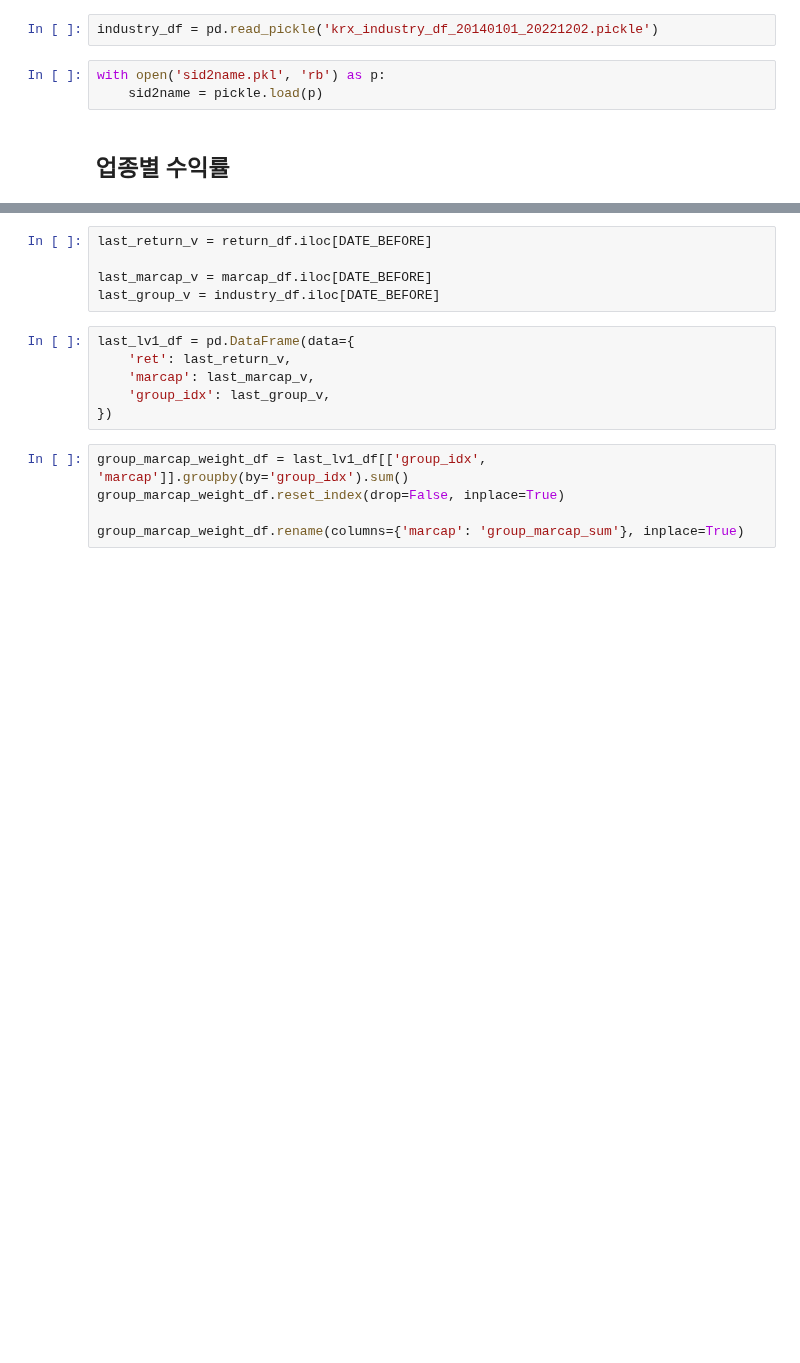
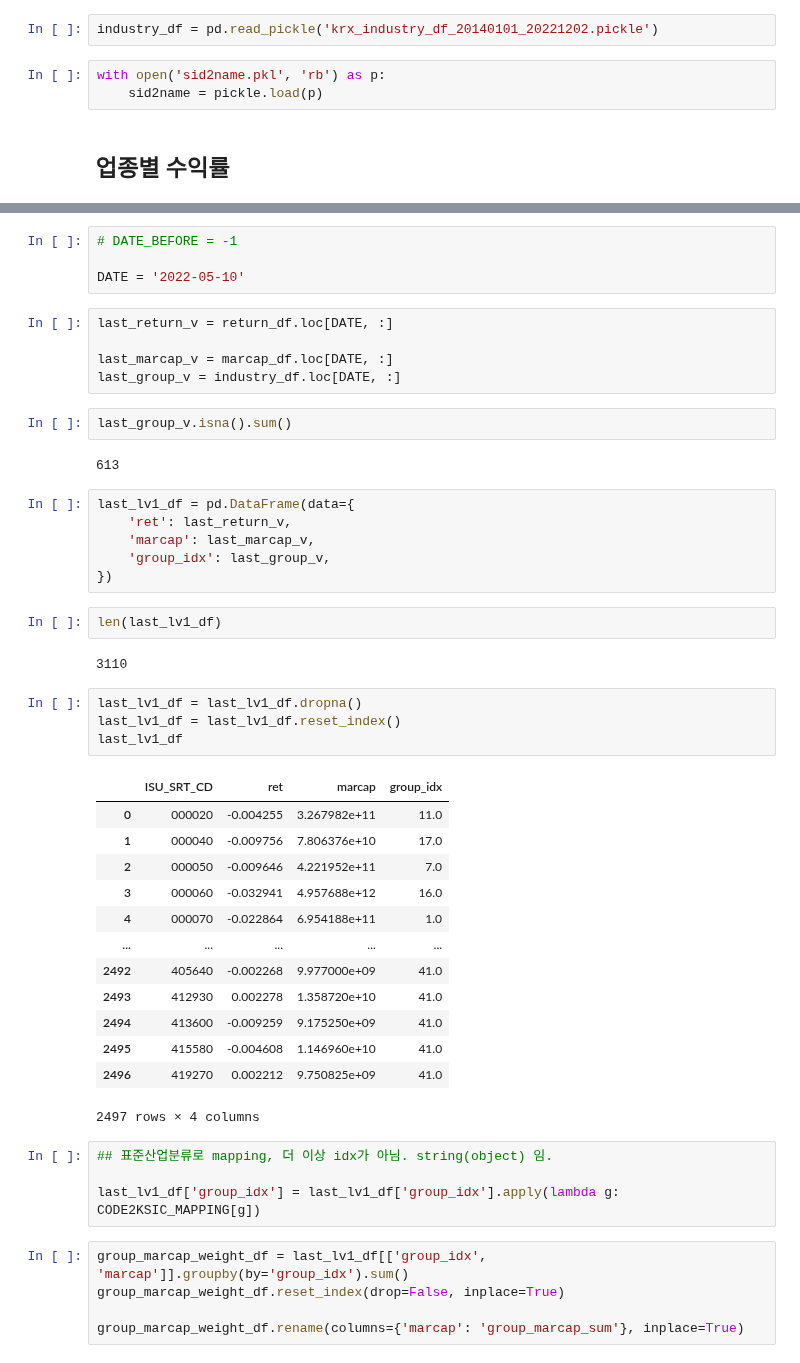
Before and after one commit to jaepil-choi/korquanttools, a Jupyter notebook: notebooks/woori_group_visualization_demo.ipynb, the cells around one changed output, grey strips where cells are left out. Drawn from its saved outputs; the diff is of its cells as text; blank space fills up the shorter version.

Commit message:
[FEAT] : Woori MyData sector treemap demo with KSIC mapped grouping

```diff
--- a/notebooks/woori_group_visualization_demo.ipynb
+++ b/notebooks/woori_group_visualization_demo.ipynb
@@ -120,14 +299,48 @@ DATE_BEFORE = -1
+# %%
+# DATE_BEFORE = -1
+
+DATE = '2022-05-10'
 # %%
-last_return_v = return_df.iloc[DATE_BEFORE]
+last_return_v = return_df.loc[DATE, :]
 
-last_marcap_v = marcap_df.iloc[DATE_BEFORE]
-last_group_v = industry_df.iloc[DATE_BEFORE]
+last_marcap_v = marcap_df.loc[DATE, :]
+last_group_v = industry_df.loc[DATE, :]
+# %%
+last_group_v.isna().sum()
+# %% [output]
+613
 # %%
 last_lv1_df = pd.DataFrame(data={
     'ret': last_return_v,
     'marcap': last_marcap_v,
     'group_idx': last_group_v,
 })
+# %%
+len(last_lv1_df)
+# %% [output]
+3110
+# %%
+last_lv1_df = last_lv1_df.dropna()
+last_lv1_df = last_lv1_df.reset_index()
+last_lv1_df
+# %% [output]
+|  | ISU_SRT_CD | ret | marcap | group_idx |
+| 0 | 000020 | -0.004255 | 3.267982e+11 | 11.0 |
+| 1 | 000040 | -0.009756 | 7.806376e+10 | 17.0 |
+| 2 | 000050 | -0.009646 | 4.221952e+11 | 7.0 |
+| 3 | 000060 | -0.032941 | 4.957688e+12 | 16.0 |
+| 4 | 000070 | -0.022864 | 6.954188e+11 | 1.0 |
+| ... | ... | ... | ... | ... |
+| 2492 | 405640 | -0.002268 | 9.977000e+09 | 41.0 |
+| 2493 | 412930 | 0.002278 | 1.358720e+10 | 41.0 |
+| 2494 | 413600 | -0.009259 | 9.175250e+09 | 41.0 |
+| 2495 | 415580 | -0.004608 | 1.146960e+10 | 41.0 |
+| 2496 | 419270 | 0.002212 | 9.750825e+09 | 41.0 |
+2497 rows × 4 columns
+# %%
+## 표준산업분류로 mapping, 더 이상 idx가 아님. string(object) 임.
+
+last_lv1_df['group_idx'] = last_lv1_df['group_idx'].apply(lambda g: CODE2KSIC_MAPPING[g])
 # %%
 group_marcap_weight_df = last_lv1_df[['group_idx', 'marcap']].groupby(by='group_idx').sum()
 group_marcap_weight_df.reset_index(drop=False, inplace=True)
```
Also changed, not shown: parts of 12 cells of this notebook, 2 other files.
